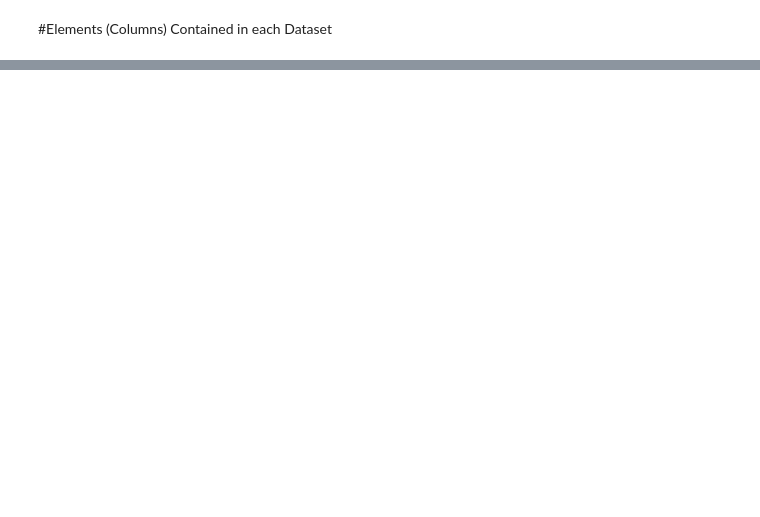
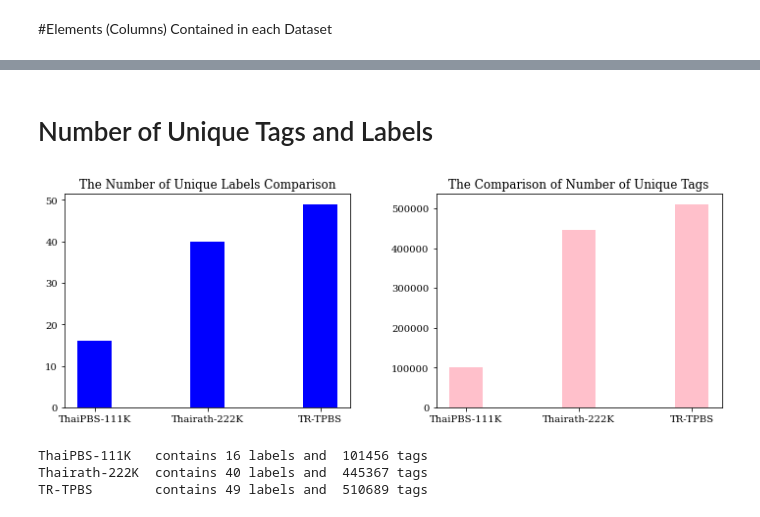
Before and after one commit to nakhunchumpolsathien/TR-TPBS, a Jupyter notebook: exploration.ipynb, the cells around one changed output, grey strips where cells are left out. Saved outputs shown, nothing was run; the diff lists cells and outputs as text; code cells hidden in the pictures; blank space fills up the shorter version.

```diff
--- a/exploration.ipynb
+++ b/exploration.ipynb
@@ -65,3 +75,5 @@ Number of Aritcles:  219336
 Column 'en2th' is the back-translation of 'en_summary'
 |  | th_body | th_sum | en_body | en_summary | en2th | url |
 | 219335 | โนวัค ยอโควิช นักเทนนิสมือ 1 ของโ... | โนวัค ยอโควิช กลายเป็นนักเทนนิสคน... | Novak Yeokowich, the world's No.1... | Novak Djokovic became the 16th te... | โนวัค ดโจโควิค กลายเป็นนักเทนนิสค... | https://news.thaipbs.or.th/conten... |
+# %% [markdown]
+# Number of Unique Tags and Labels
@@ -67,0 +124,25 @@ Column 'en2th' is the back-translation of 'en_summary'
+# %%
+fig, (ax1, ax2) = plt.subplots(1, 2, figsize=(12,4))
+fig.subplots_adjust(wspace=0.3)
+#tabels
+objects = ('ThaiPBS-111K','Thairath-222K', 'TR-TPBS')
+y_pos = np.arange(len(objects))
+datasets_size = [len(unique_type_tpbs), len(unique_type_df_tr), len(unique_type_trtpbs)]
+ax1.bar(objects, datasets_size, align='center', alpha=1, width=0.3, color="blue")
+ax1.set_title('The Number of Unique Labels Comparison')
+#tags
+objects2 = ('ThaiPBS-111K','Thairath-222K', 'TR-TPBS')
+y_pos2 = np.arange(len(objects2))
+datasets_size2 = [len(unique_tags_tpbs), len(unique_tags_df_tr), len(unique_tags_trtpbs)]
+ax2.bar(objects2, datasets_size2, align='center', alpha=1, width=0.3, color='pink')
+ax2.set_title('The Comparison of Number of Unique Tags')
+plt.show()
+print()
+print("ThaiPBS-111K   contains", len(unique_type_tpbs), "labels and ", len(unique_tags_tpbs), "tags")
+print("Thairath-222K  contains", len(unique_type_df_tr), "labels and ", len(unique_tags_df_tr), "tags")
+print("TR-TPBS        contains", len(unique_type_trtpbs), "labels and ", len(unique_tags_trtpbs), "tags")
+# %% [output]
+[figure, added]
+ThaiPBS-111K   contains 16 labels and  101456 tags
+Thairath-222K  contains 40 labels and  445367 tags
+TR-TPBS        contains 49 labels and  510689 tags
```
Also changed, not shown: parts of 15 cells of this notebook.
